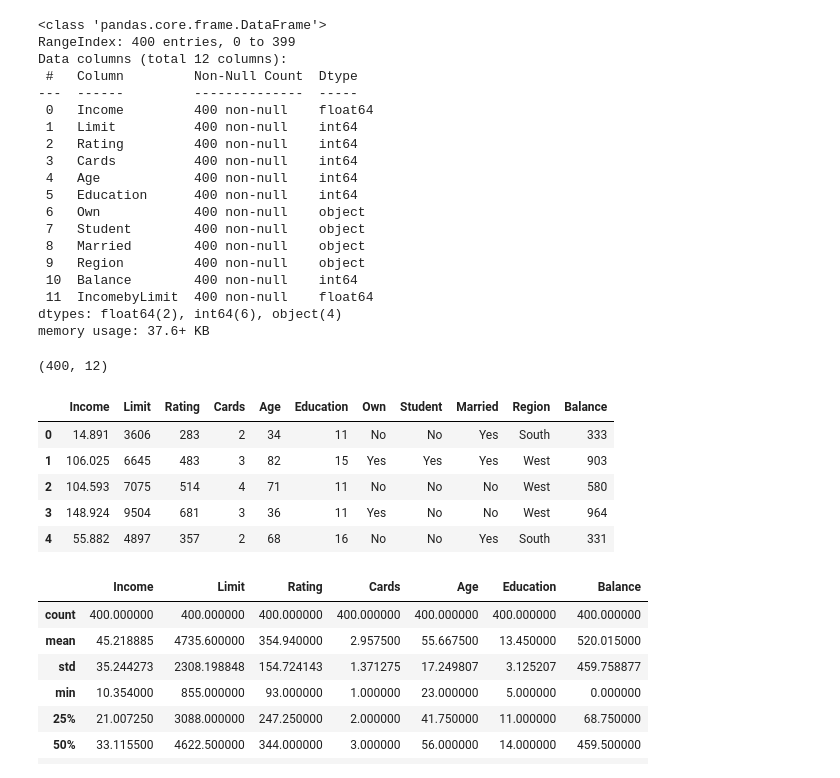
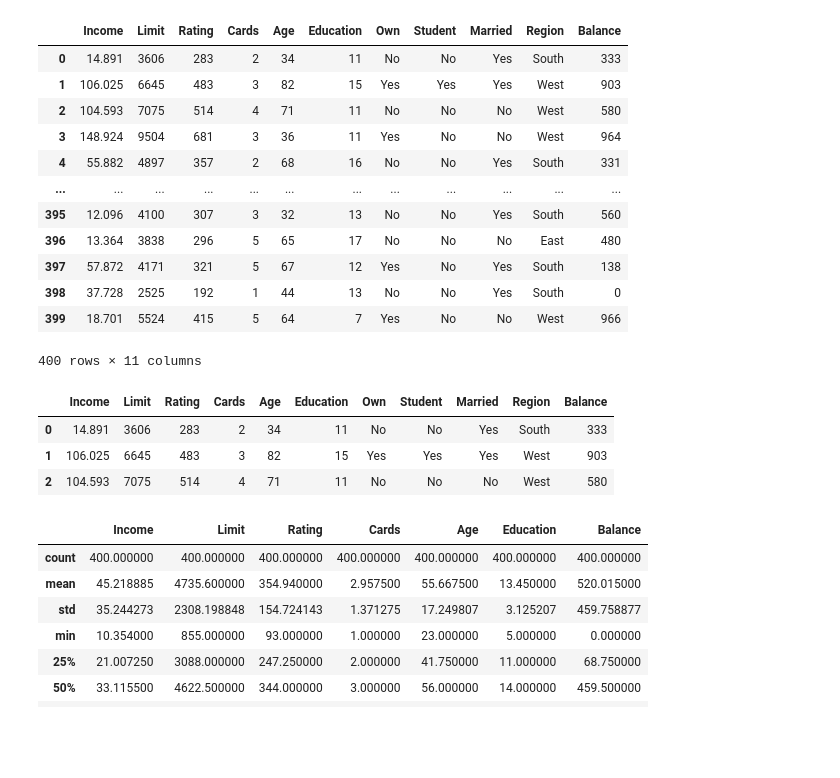
Before and after one commit to Yagut21/Data-Science, a Jupyter notebook: Homework2.ipynb, the cells around one changed output. Drawn from its saved outputs; the diff is of its cells as text; code cells hidden in the pictures; blank space fills up the shorter version.

```diff
--- a/Homework2.ipynb
+++ b/Homework2.ipynb
@@ -11,34 +11,28 @@ print(29)
 # %%
 #Q2- Get data information and number of rows and columns
+income=pd.read_csv('https://raw.githubusercontent.com/ogut77/DataScience/main/data/Credit.csv')
+income
 # %% [output]
+|  | Income | Limit | Rating | Cards | Age | Education | Own | Student | Married | Region | Balance |
+| 0 | 14.891 | 3606 | 283 | 2 | 34 | 11 | No | No | Yes | South | 333 |
+| 1 | 106.025 | 6645 | 483 | 3 | 82 | 15 | Yes | Yes | Yes | West | 903 |
+| 2 | 104.593 | 7075 | 514 | 4 | 71 | 11 | No | No | No | West | 580 |
+| 3 | 148.924 | 9504 | 681 | 3 | 36 | 11 | Yes | No | No | West | 964 |
+| 4 | 55.882 | 4897 | 357 | 2 | 68 | 16 | No | No | Yes | South | 331 |
+| ... | ... | ... | ... | ... | ... | ... | ... | ... | ... | ... | ... |
+| 395 | 12.096 | 4100 | 307 | 3 | 32 | 13 | No | No | Yes | South | 560 |
+| 396 | 13.364 | 3838 | 296 | 5 | 65 | 17 | No | No | No | East | 480 |
+| 397 | 57.872 | 4171 | 321 | 5 | 67 | 12 | Yes | No | Yes | South | 138 |
+| 398 | 37.728 | 2525 | 192 | 1 | 44 | 13 | No | No | Yes | South | 0 |
+| 399 | 18.701 | 5524 | 415 | 5 | 64 | 7 | Yes | No | No | West | 966 |
-<class 'pandas.core.frame.DataFrame'>
-RangeIndex: 400 entries, 0 to 399
-Data columns (total 12 columns):
- #   Column         Non-Null Count  Dtype
----  ------         --------------  -----
- 0   Income         400 non-null    float64
- 1   Limit          400 non-null    int64
- 2   Rating         400 non-null    int64
- 3   Cards          400 non-null    int64
- 4   Age            400 non-null    int64
- 5   Education      400 non-null    int64
- 6   Own            400 non-null    object
- 7   Student        400 non-null    object
- 8   Married        400 non-null    object
- 9   Region         400 non-null    object
- 10  Balance        400 non-null    int64
- 11  IncomebyLimit  400 non-null    float64
-dtypes: float64(2), int64(6), object(4)
-memory usage: 37.6+ KB
+400 rows × 11 columns
-(400, 12)
 # %%
 #Q3-Get first 3 rows of data
+income.head(3)
 # %% [output]
 |  | Income | Limit | Rating | Cards | Age | Education | Own | Student | Married | Region | Balance |
 | 0 | 14.891 | 3606 | 283 | 2 | 34 | 11 | No | No | Yes | South | 333 |
 | 1 | 106.025 | 6645 | 483 | 3 | 82 | 15 | Yes | Yes | Yes | West | 903 |
 | 2 | 104.593 | 7075 | 514 | 4 | 71 | 11 | No | No | No | West | 580 |
-| 3 | 148.924 | 9504 | 681 | 3 | 36 | 11 | Yes | No | No | West | 964 |
-| 4 | 55.882 | 4897 | 357 | 2 | 68 | 16 | No | No | Yes | South | 331 |
 # %%
 #Q4-Get descriptive statistics of data
```
Also changed, not shown: parts of 2 cells of this notebook.
